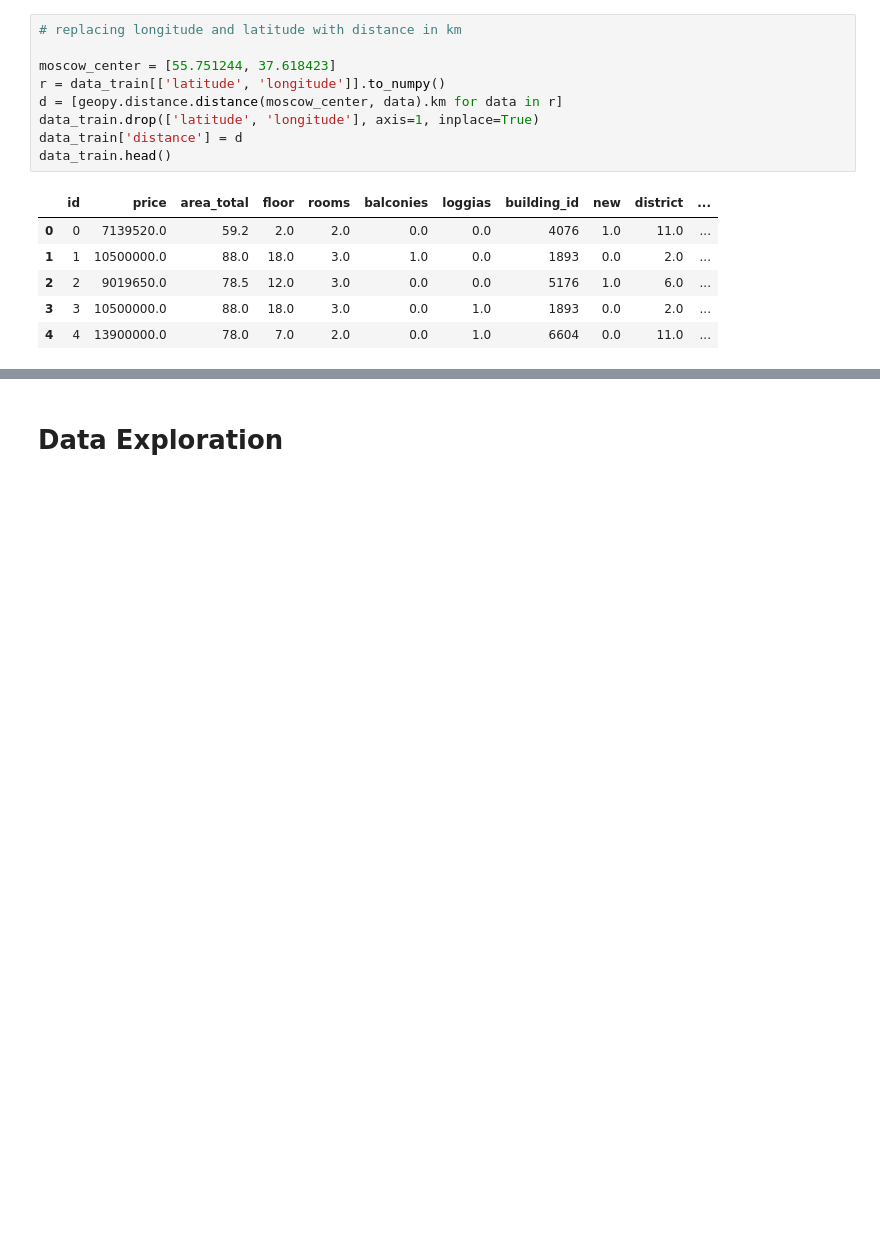
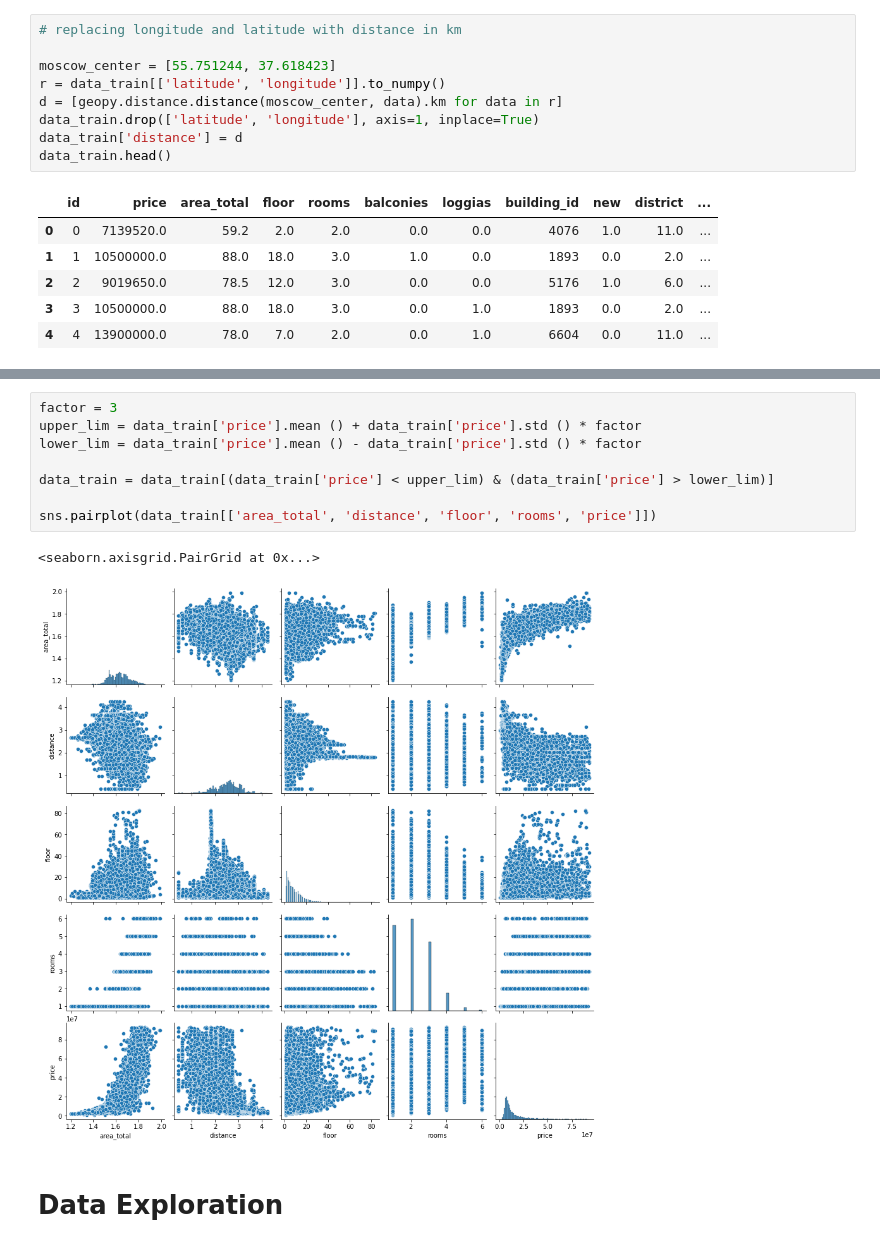
Before and after one commit to P1NHE4D/TDT4173-Prosjekt, a Jupyter notebook: notebook_alexander.ipynb, the cells around one changed output, grey strips where cells are left out. Drawn from its saved outputs; the diff is of its cells as text; blank space fills up the shorter version.

```diff
--- a/notebook_alexander.ipynb
+++ b/notebook_alexander.ipynb
@@ -144,3 +154,14 @@ data_train.head()
+# %%
+factor = 3
+upper_lim = data_train['price'].mean () + data_train['price'].std () * factor
+lower_lim = data_train['price'].mean () - data_train['price'].std () * factor
+
+data_train = data_train[(data_train['price'] < upper_lim) & (data_train['price'] > lower_lim)]
+
+sns.pairplot(data_train[['area_total', 'distance', 'floor', 'rooms', 'price']])
+# %% [output]
+<seaborn.axisgrid.PairGrid at 0x...>
+[figure, added]
 # %% [markdown]
 # Data Exploration
 # %%
```
Also changed, not shown: parts of 17 cells of this notebook.
